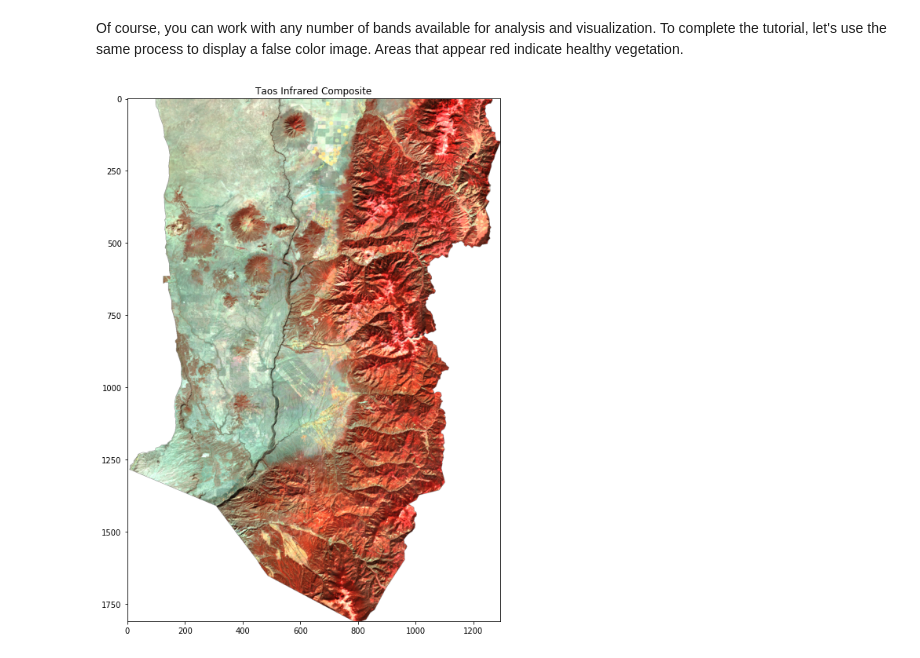
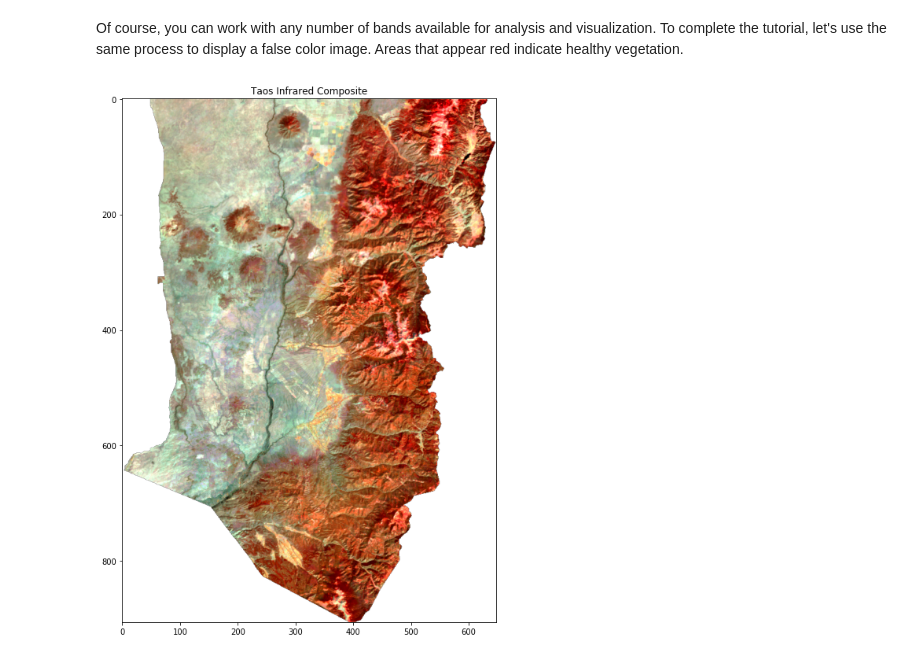
Before and after one commit to karla-descartes/tutorials, a Jupyter notebook: getting_started.ipynb, the cells around one changed output. Drawn from its saved outputs; the diff is of its cells as text; code cells hidden in the pictures.

```diff
--- a/getting_started.ipynb
+++ b/getting_started.ipynb
@@ -71,11 +70,11 @@ bands = dl.metadata.bands('landsat:LC08:PRE:TOAR')
 There are two ways to search for and obtain data: the Scenes API, or a combination of the Metadata API and Raster APIs. The Scenes API handles the details of scaling, clipping, resolution, coordinate systems, and no data values through a paradigm we call a GeospatialContext, while the latter requires more knowledge of the imagery you are requesting. We will focus on the Scenes API for the remainder of this tutorial.
 # %%
 # Create a SceneCollection matching our search criteria and view its summary
-scenes = scn.search(shape['geometry'],
+scenes, ctx = dl.scenes.search(shape['geometry'],
                     products="landsat:LC08:01:RT:TOAR",
                     start_datetime="2017-11-01",
-                    end_datetime="2018-05-01",
-                    cloud_fraction=0.7,
+                    end_datetime="2018-07-01",
+#                     cloud_fraction=0.7,
                     limit=500
                    )
 scenes
@@ -107,6 +104,6 @@ AOI(geometry=<shapely...0756ec10>,
 # %%
 # Create a copy of the original context, and set the resolution to 30m.
-highres_context = context.assign(resolution=30)
+highres_context = ctx.assign(resolution=120)
 # %% [markdown]
 The Scenes API uses Shapely under the hood. This means you have accesss to all the Shapely functionality such as plotting the geometry.
 # %%
@@ -159,9 +156,9 @@ scn.display(composite, title="Taos Composite")
 # %% [markdown]
 Of course, you can work with any number of bands available for analysis and visualization. To complete the tutorial, let's use the same process to display a false color image. Areas that appear red indicate healthy vegetation.
 # %%
-false_color_stack = scenes.stack("nir swir1 swir2")
+false_color_stack = scenes.stack("nir swir1 swir2", highres_context)
 # %%
 composite = np.ma.median(false_color_stack, axis=0)
-scn.display(composite, title="Taos Infrared Composite")
+dl.scenes.display(composite, title="Taos Infrared Composite")
 # %% [output]
-[figure, old version]
+[figure, new version]
```
Also changed, not shown: parts of 10 cells of this notebook, 1 other file.
